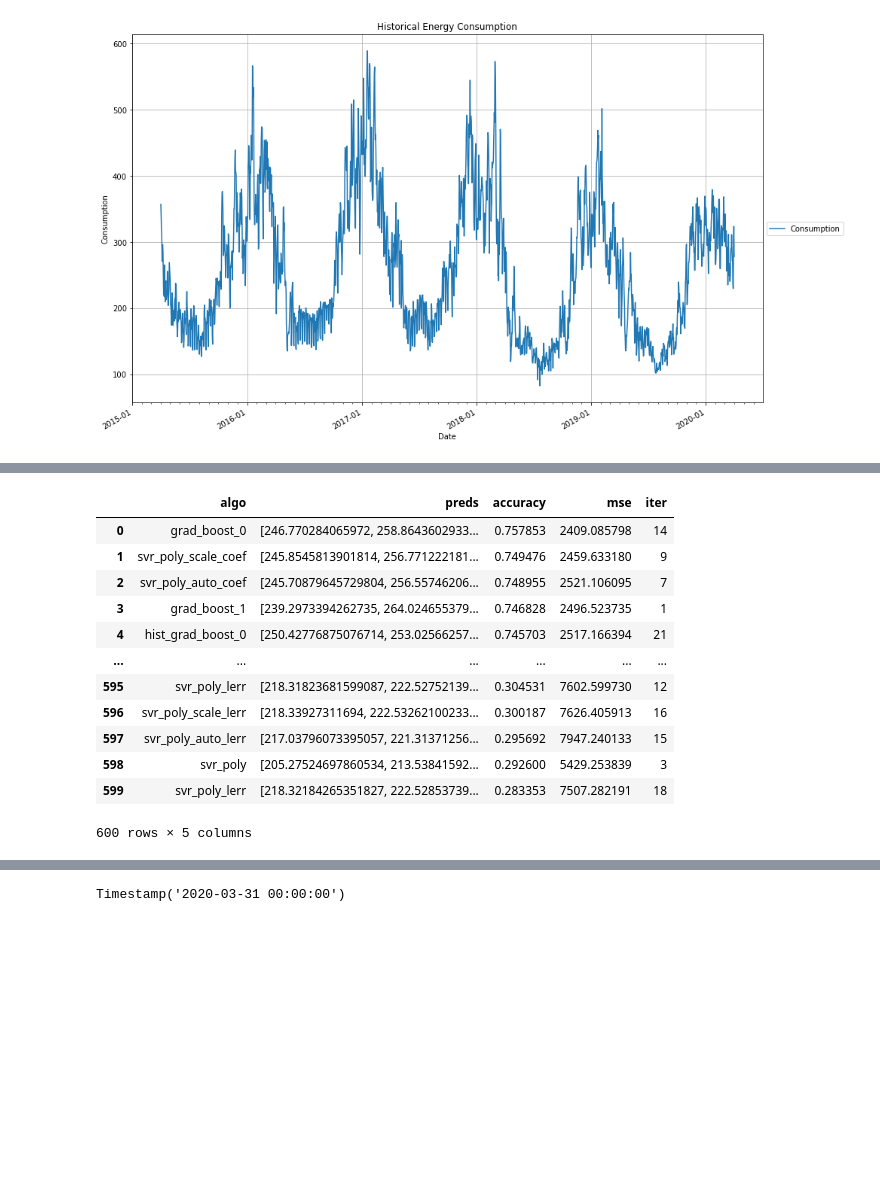
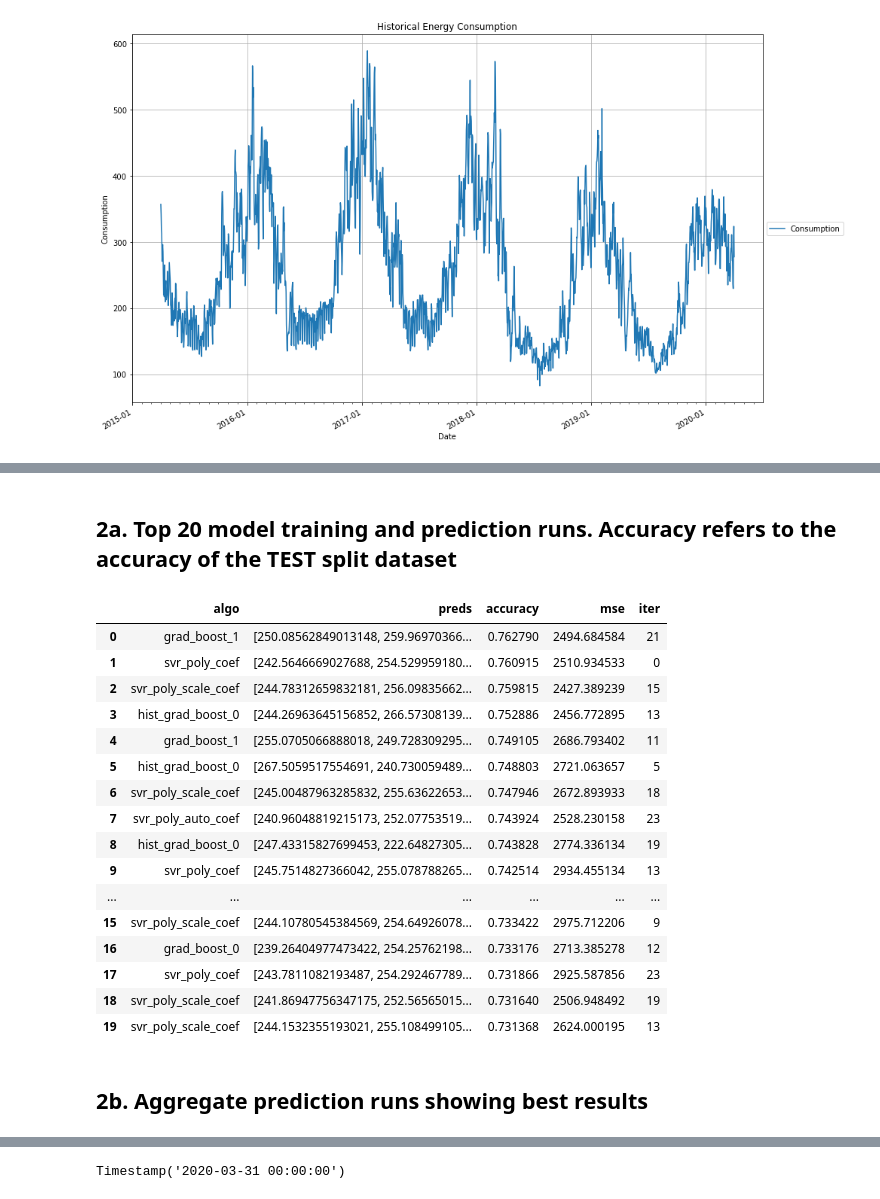
Before and after one commit to polardesert/energy-demand-forecast, a Jupyter notebook: EnergyDemandForecast.ipynb, the cells around one changed output, grey strips where cells are left out. Saved outputs shown, nothing was run; the diff lists cells and outputs as text; code cells hidden in the pictures; blank space fills up the shorter version.

```diff
--- a/EnergyDemandForecast.ipynb
+++ b/EnergyDemandForecast.ipynb
@@ -121,22 +139,30 @@ Processing: grad_boost_1, iteration # 24
 # %%
 preds_df = preds_df.sort_values(by=["accuracy"], ascending=False)
 preds_df.reset_index(inplace=True, drop=True)
+# %% [markdown]
+## 2a. Top 20 model training and prediction runs. Accuracy refers to the accuracy of the TEST split dataset
 # %%
-preds_df
+preds_df.head(20)
 # %% [output]
 |  | algo | preds | accuracy | mse | iter |
-| 0 | grad_boost_0 | [246.770284065972, 258.8643602933... | 0.757853 | 2409.085798 | 14 |
-| 1 | svr_poly_scale_coef | [245.8545813901814, 256.771222181... | 0.749476 | 2459.633180 | 9 |
-| 2 | svr_poly_auto_coef | [245.70879645729804, 256.55746206... | 0.748955 | 2521.106095 | 7 |
-| 3 | grad_boost_1 | [239.2973394262735, 264.024655379... | 0.746828 | 2496.523735 | 1 |
-| 4 | hist_grad_boost_0 | [250.42776875076714, 253.02566257... | 0.745703 | 2517.166394 | 21 |
+| 0 | grad_boost_1 | [250.08562849013148, 259.96970366... | 0.762790 | 2494.684584 | 21 |
+| 1 | svr_poly_coef | [242.5646669027688, 254.529959180... | 0.760915 | 2510.934533 | 0 |
+| 2 | svr_poly_scale_coef | [244.78312659832181, 256.09835662... | 0.759815 | 2427.389239 | 15 |
+| 3 | hist_grad_boost_0 | [244.26963645156852, 266.57308139... | 0.752886 | 2456.772895 | 13 |
+| 4 | grad_boost_1 | [255.0705066888018, 249.728309295... | 0.749105 | 2686.793402 | 11 |
+| 5 | hist_grad_boost_0 | [267.5059517554691, 240.730059489... | 0.748803 | 2721.063657 | 5 |
+| 6 | svr_poly_scale_coef | [245.00487963285832, 255.63622653... | 0.747946 | 2672.893933 | 18 |
+| 7 | svr_poly_auto_coef | [240.96048819215173, 252.07753519... | 0.743924 | 2528.230158 | 23 |
+| 8 | hist_grad_boost_0 | [247.43315827699453, 222.64827305... | 0.743828 | 2774.336134 | 19 |
+| 9 | svr_poly_coef | [245.7514827366042, 255.078788265... | 0.742514 | 2934.455134 | 13 |
 | ... | ... | ... | ... | ... | ... |
-| 595 | svr_poly_lerr | [218.31823681599087, 222.52752139... | 0.304531 | 7602.599730 | 12 |
-| 596 | svr_poly_scale_lerr | [218.33927311694, 222.53262100233... | 0.300187 | 7626.405913 | 16 |
-| 597 | svr_poly_auto_lerr | [217.03796073395057, 221.31371256... | 0.295692 | 7947.240133 | 15 |
-| 598 | svr_poly | [205.27524697860534, 213.53841592... | 0.292600 | 5429.253839 | 3 |
-| 599 | svr_poly_lerr | [218.32184265351827, 222.52853739... | 0.283353 | 7507.282191 | 18 |
+| 15 | svr_poly_scale_coef | [244.10780545384569, 254.64926078... | 0.733422 | 2975.712206 | 9 |
+| 16 | grad_boost_0 | [239.26404977473422, 254.25762198... | 0.733176 | 2713.385278 | 12 |
+| 17 | svr_poly_coef | [243.7811082193487, 254.292467789... | 0.731866 | 2925.587856 | 23 |
+| 18 | svr_poly_scale_coef | [241.86947756347175, 252.56565015... | 0.731640 | 2506.948492 | 19 |
+| 19 | svr_poly_scale_coef | [244.1532355193021, 255.108499105... | 0.731368 | 2624.000195 | 13 |
-600 rows × 5 columns
+# %% [markdown]
+## 2b. Aggregate prediction runs showing best results
 # %%
 preds_df_gp = preds_df.groupby(by=["algo"]).agg({
     "accuracy": ["min", "max", "mean"],
```
Also changed, not shown: parts of 21 cells of this notebook, 7 other files.
